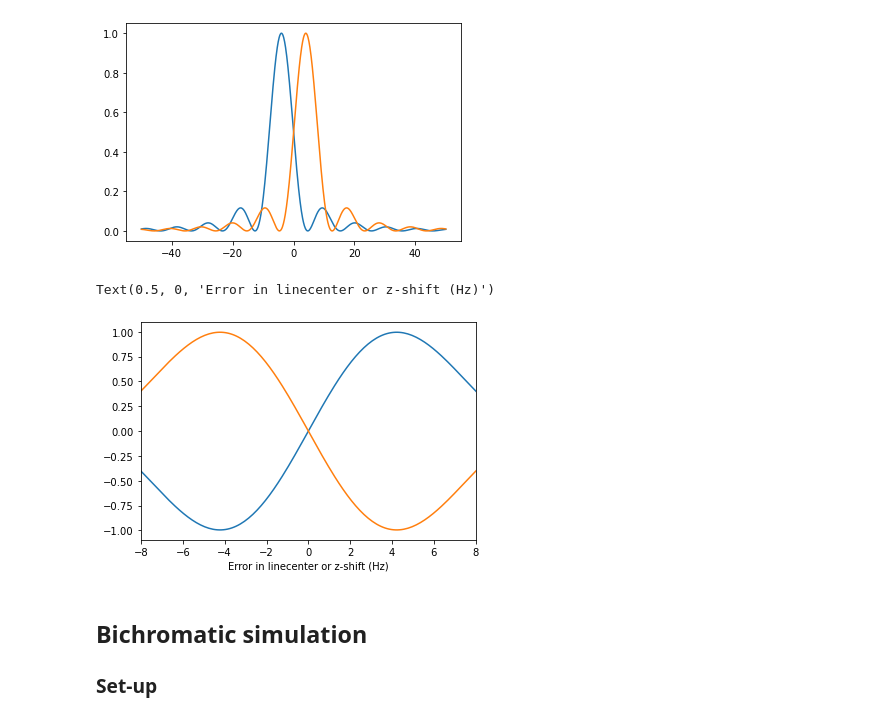
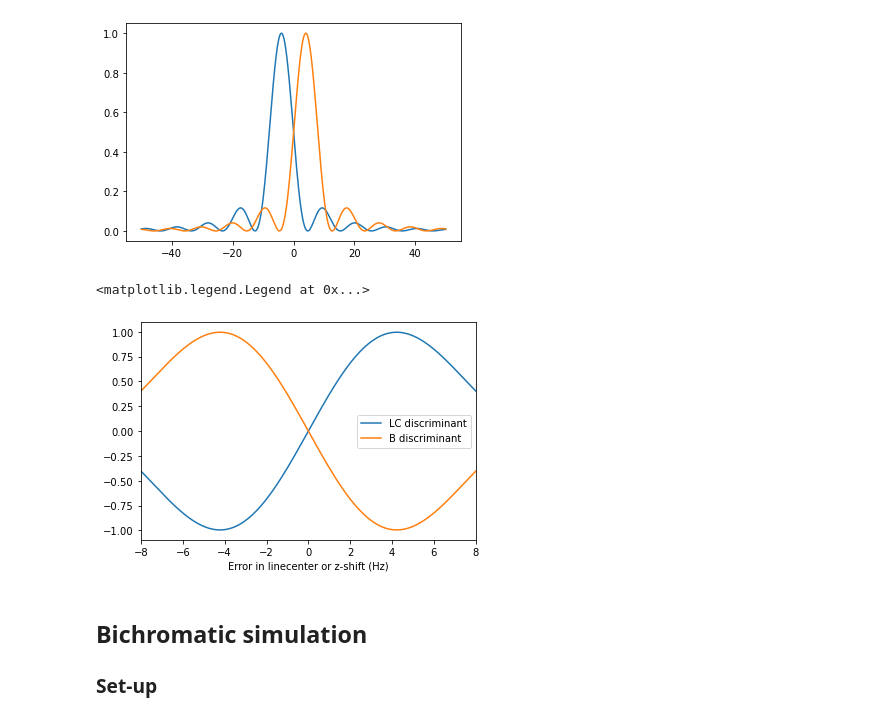
Before and after one commit to speug/srservosim, a Jupyter notebook: notebooks/bichromatic.ipynb, the cells around one changed output. Cells and saved outputs as stored; diff of their text form; code cells hidden in the pictures.

```diff
--- a/notebooks/bichromatic.ipynb
+++ b/notebooks/bichromatic.ipynb
@@ -189,13 +189,14 @@ plt.plot(delta,pfb_2)
 [<matplotlib.lines.Line2D at 0x...>]
 [figure]
 # %%
-plt.plot(delta, pfb_2 - pfb_1)
-plt.plot(seps-z_s, p_sep1-p_sep2)
+plt.plot(delta, pfb_2 - pfb_1, label='LC discriminant')
+plt.plot(seps-z_s, p_sep1-p_sep2, label='B discriminant')
 plt.xlim([-0.8/tau_pi, 0.8/tau_pi])
 plt.xlabel("Error in linecenter or z-shift (Hz)")
+plt.legend()
 # %% [output]
-Text(0.5, 0, 'Error in linecenter or z-shift (Hz)')
+<matplotlib.legend.Legend at 0x...>
-[figure, old version]
+[figure, new version]
 # %% [markdown]
 ## Bichromatic simulation
 ### Set-up
```
